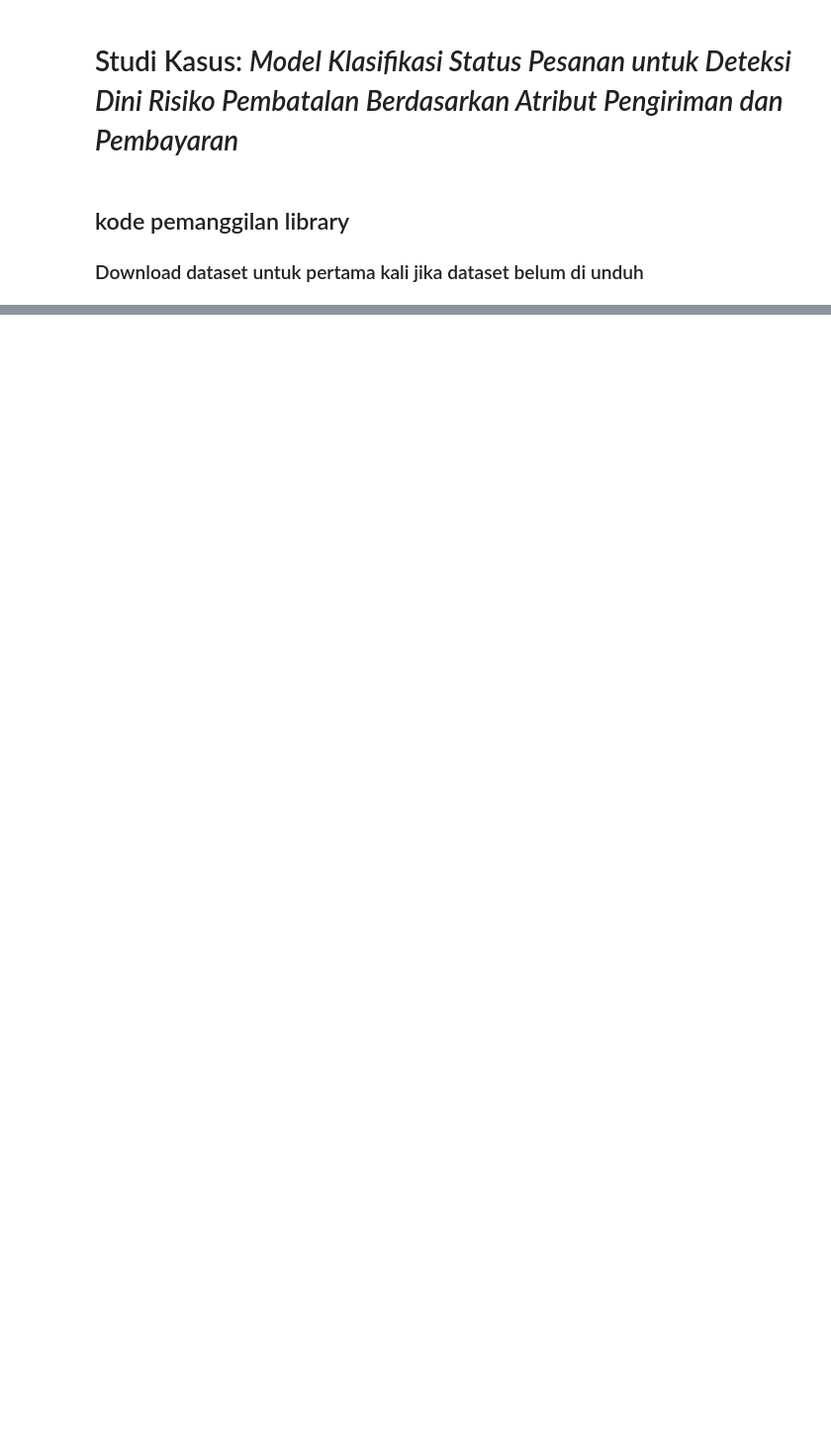
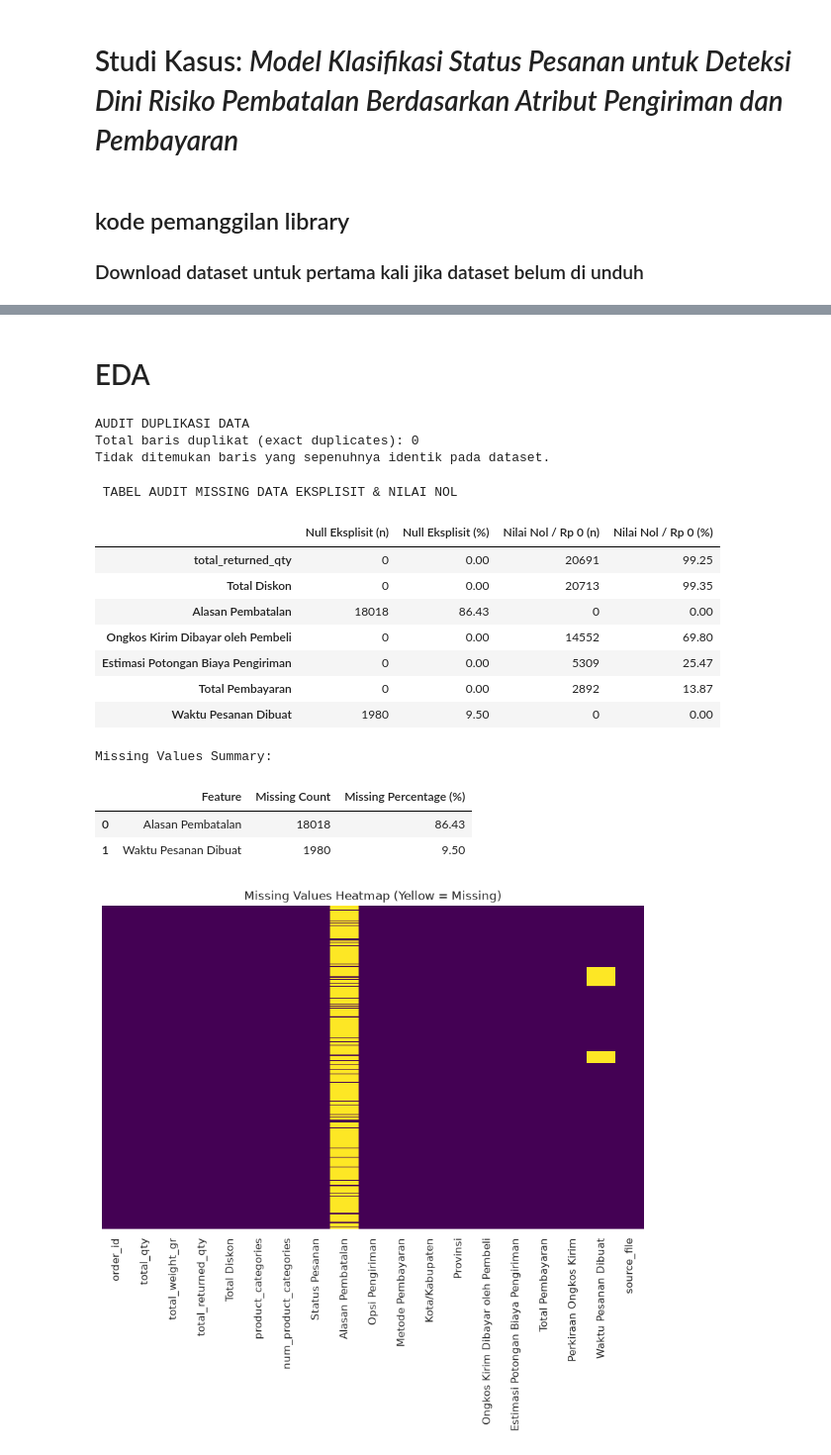
Before and after one commit to Morxidia/17_IF-B_wkwkwk, a Jupyter notebook: main.ipynb, the cells around one changed output, grey strips where cells are left out. Shown at 99% size. Saved outputs shown, nothing was run; the diff lists cells and outputs as text; code cells hidden in the pictures; blank space fills up the shorter version.

Commit message:
add missing value and EDA

```diff
--- a/main.ipynb
+++ b/main.ipynb
@@ -35,0 +53,67 @@ df.head(8)
+# %% [markdown]
+# EDA
+# %%
+# 2. Audit Duplikasi Data
+print("AUDIT DUPLIKASI DATA ")
+duplicate_mask = df.duplicated(keep=False)
+duplicate_count = df.duplicated().sum()
+
+print(f"Total baris duplikat (exact duplicates): {duplicate_count}")
+
+if duplicate_count > 0:
+    duplicates_df = df[duplicate_mask].sort_values(by=df.columns.tolist())
+    display(duplicates_df)
+else:
+    print("Tidak ditemukan baris yang sepenuhnya identik pada dataset.")
+# %% [output]
+AUDIT DUPLIKASI DATA
+Total baris duplikat (exact duplicates): 0
+Tidak ditemukan baris yang sepenuhnya identik pada dataset.
+# %%
+# 1. Audit Missing Eksplisit vs Implisit
+num_cols = df.select_dtypes(include=[np.number]).columns
+
+missing_audit = pd.DataFrame({
+    "Null Eksplisit (n)": df.isna().sum(),
+    "Null Eksplisit (%)": (df.isna().mean() * 100).round(2),
+    "Nilai Nol / Rp 0 (n)": [(df[c] == 0).sum() if c in num_cols else 0 for c in df.columns],
+    "Nilai Nol / Rp 0 (%)": [round((df[c] == 0).mean() * 100, 2) if c in num_cols else 0.0 for c in df.columns]
+})
+
+print(" TABEL AUDIT MISSING DATA EKSPLISIT & NILAI NOL ")
+display_audit = missing_audit[(missing_audit["Null Eksplisit (n)"] > 0) | (missing_audit["Nilai Nol / Rp 0 (n)"] > 0)]
+
+if not display_audit.empty:
+    display(display_audit)
+else:
+    print("Tidak ditemukan missing values atau nilai nol.\n")
+
+# Calculate count and percentage of missing values
+missing_data = df.isna().sum()
+missing_data = missing_data[missing_data > 0].reset_index()
+missing_data.columns = ['Feature', 'Missing Count']
+missing_data['Missing Percentage (%)'] = (missing_data['Missing Count'] / len(df)) * 100
+
+print("Missing Values Summary:")
+display(missing_data.sort_values(by='Missing Percentage (%)', ascending=False))
+
+# Visualize missing data patterns
+plt.figure(figsize=(10, 6))
+sns.heatmap(df.isna(), cbar=False, cmap='viridis', yticklabels=False)
+plt.title("Missing Values Heatmap (Yellow = Missing)")
+plt.show()
+# %% [output]
+ TABEL AUDIT MISSING DATA EKSPLISIT & NILAI NOL
+|  | Null Eksplisit (n) | Null Eksplisit (%) | Nilai Nol / Rp 0 (n) | Nilai Nol / Rp 0 (%) |
+| total_returned_qty | 0 | 0.00 | 20691 | 99.25 |
+| Total Diskon | 0 | 0.00 | 20713 | 99.35 |
+| Alasan Pembatalan | 18018 | 86.43 | 0 | 0.00 |
+| Ongkos Kirim Dibayar oleh Pembeli | 0 | 0.00 | 14552 | 69.80 |
+| Estimasi Potongan Biaya Pengiriman | 0 | 0.00 | 5309 | 25.47 |
+| Total Pembayaran | 0 | 0.00 | 2892 | 13.87 |
+| Waktu Pesanan Dibuat | 1980 | 9.50 | 0 | 0.00 |
+Missing Values Summary:
+|  | Feature | Missing Count | Missing Percentage (%) |
+| 0 | Alasan Pembatalan | 18018 | 86.43 |
+| 1 | Waktu Pesanan Dibuat | 1980 | 9.50 |
+[figure, added]
```
Also changed, not shown: parts of 7 cells of this notebook.
